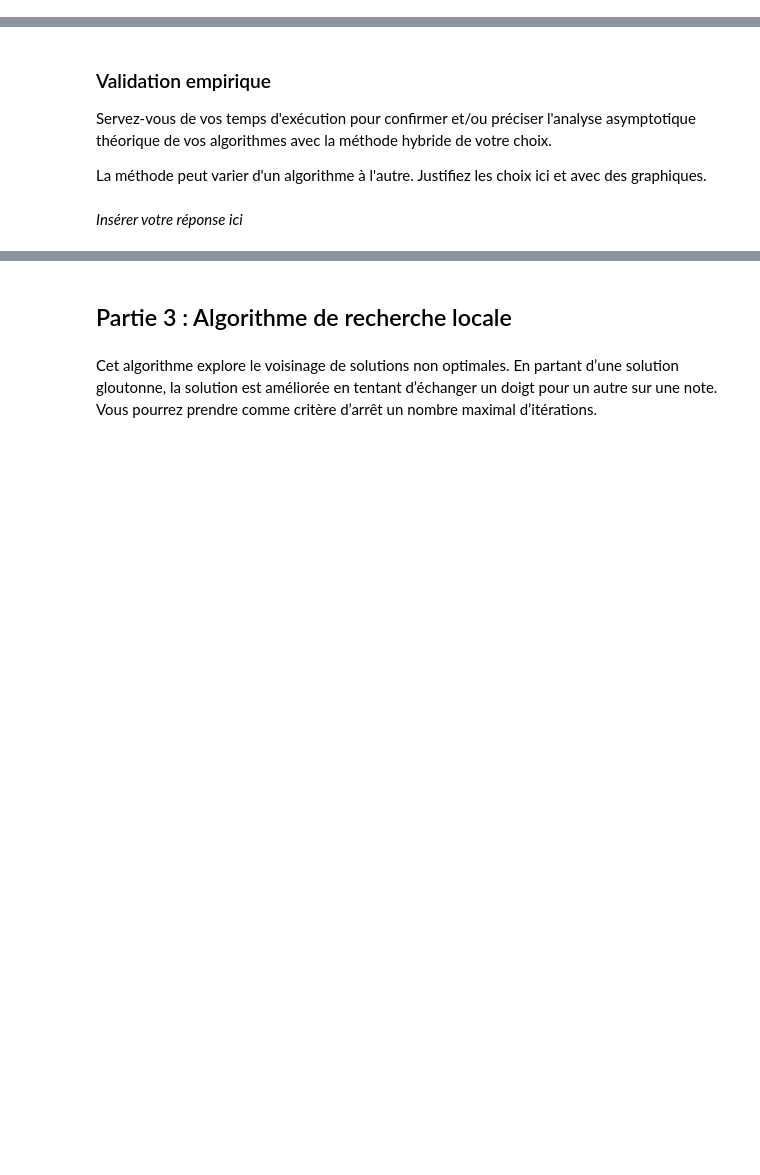
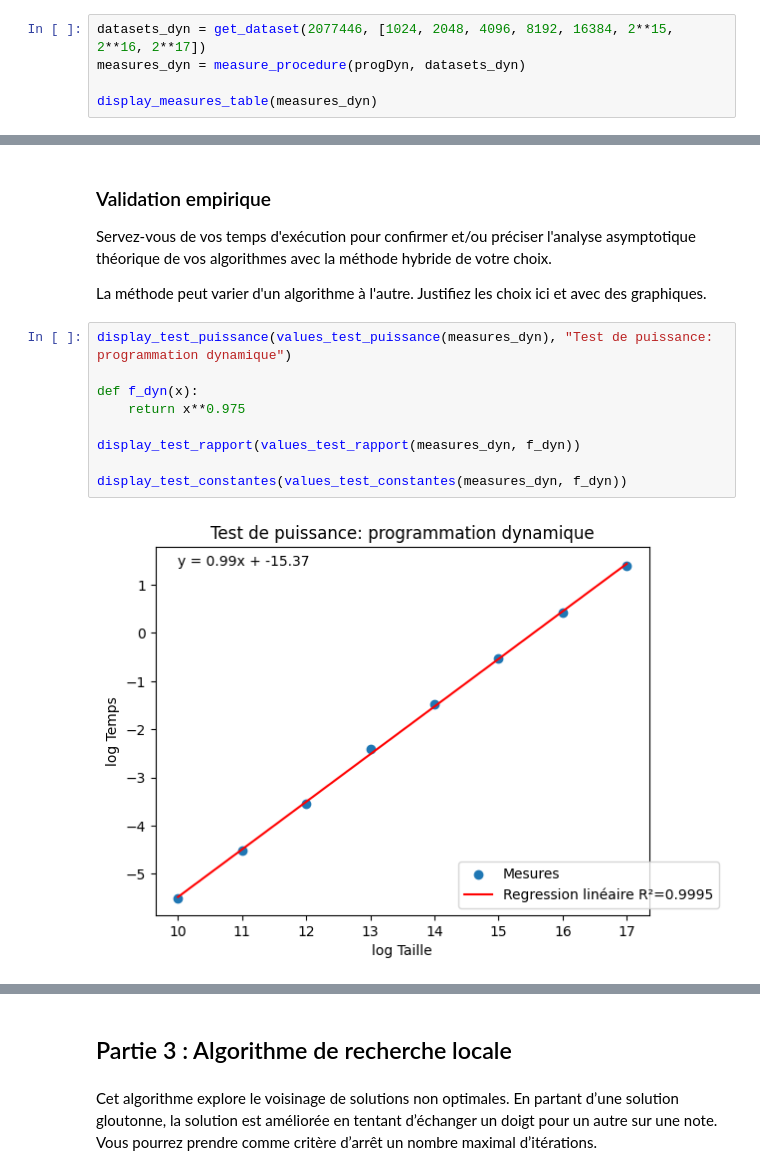
Before and after one commit to FelixLamarche/inf8775, a Jupyter notebook: TP2-H24/LAMARCHE_2077446_KIAN_2264793.ipynb, the cells around one changed output, grey strips where cells are left out. Drawn from its saved outputs; the diff is of its cells as text; blank space fills up the shorter version.

```diff
--- a/TP2-H24/LAMARCHE_2077446_KIAN_2264793.ipynb
+++ b/TP2-H24/LAMARCHE_2077446_KIAN_2264793.ipynb
@@ -480,3 +491,8 @@ nombre de doigts pour chacun des trois algorithmes.
 ### Mesures
 
 Rapportez dans un tableau les temps d'exécutions moyens avec les fonctions auxiliaires `measure_procedure` et `display_measure_table`
+# %%
+datasets_dyn = get_dataset(2077446, [1024, 2048, 4096, 8192, 16384, 2**15, 2**16, 2**17])
+measures_dyn = measure_procedure(progDyn, datasets_dyn)
+
+display_measures_table(measures_dyn)
@@ -486,5 +512,14 @@ Rapportez dans un tableau les temps d'exécutions moyens avec les fonctions auxi
 Servez-vous de vos temps d'exécution pour confirmer et/ou préciser l'analyse asymptotique théorique de vos algorithmes avec la méthode hybride de votre choix.
 
 La méthode peut varier d'un algorithme à l'autre. Justifiez les choix ici et avec des graphiques.
-# %% [markdown]
-*Insérer votre réponse ici*
+# %%
+display_test_puissance(values_test_puissance(measures_dyn), "Test de puissance: programmation dynamique")
+
+def f_dyn(x):
+    return x**0.975
+
+display_test_rapport(values_test_rapport(measures_dyn, f_dyn))
+
+display_test_constantes(values_test_constantes(measures_dyn, f_dyn))
+# %% [output]
+[figure, added]
```
Also changed, not shown: parts of 16 cells of this notebook.
